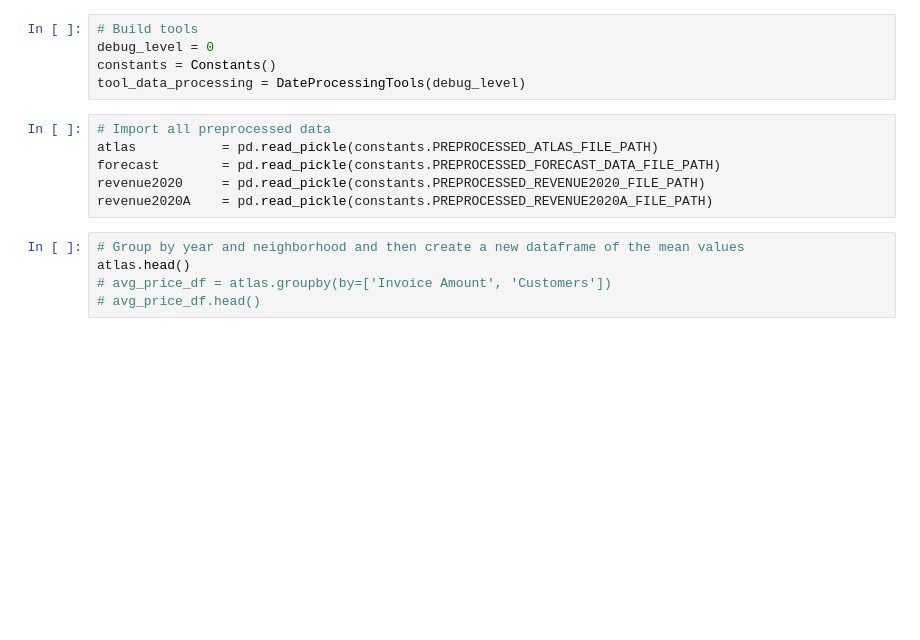
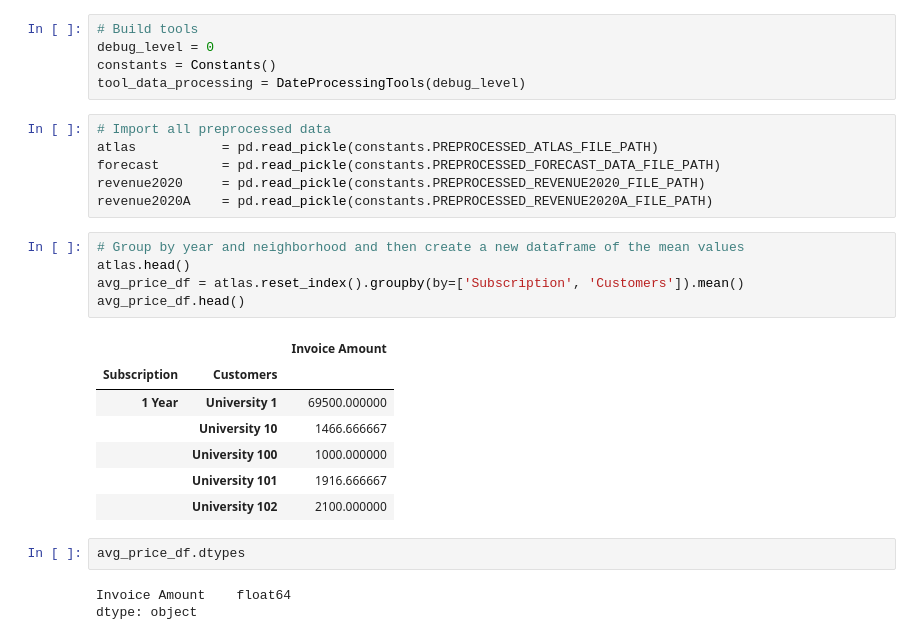
Before and after one commit to dd2-GWFinTech-Projects/Project1_ProductMarketingAnalysis, a Jupyter notebook: Processing/04_CustomerAndMarketAnalysis.ipynb, the cells around one changed output. Saved outputs shown, nothing was run; the diff lists cells and outputs as text; blank space fills up the shorter version.

```diff
--- a/Processing/04_CustomerAndMarketAnalysis.ipynb
+++ b/Processing/04_CustomerAndMarketAnalysis.ipynb
@@ -39,8 +39,21 @@ revenue2020A    = pd.read_pickle(constants.PREPROCESSED_REVENUE2020A_FILE_PATH)
 # %%
 # Group by year and neighborhood and then create a new dataframe of the mean values
 atlas.head()
-# avg_price_df = atlas.groupby(by=['Invoice Amount', 'Customers'])
-# avg_price_df.head()
+avg_price_df = atlas.reset_index().groupby(by=['Subscription', 'Customers']).mean()
+avg_price_df.head()
+# %% [output]
+|  |  | Invoice Amount |
+| Subscription | Customers |  |
+| 1 Year | University 1 | 69500.000000 |
+|  | University 10 | 1466.666667 |
+|  | University 100 | 1000.000000 |
+|  | University 101 | 1916.666667 |
+|  | University 102 | 2100.000000 |
+# %%
+avg_price_df.dtypes
+# %% [output]
+Invoice Amount    float64
+dtype: object
 # %%
 # Use hvplot to create an interactive line chart of the average price per sq ft.
 # The plot should have a dropdown selector for the neighborhood
```
Also changed, not shown: parts of 1 cell of this notebook, 6 other files.
